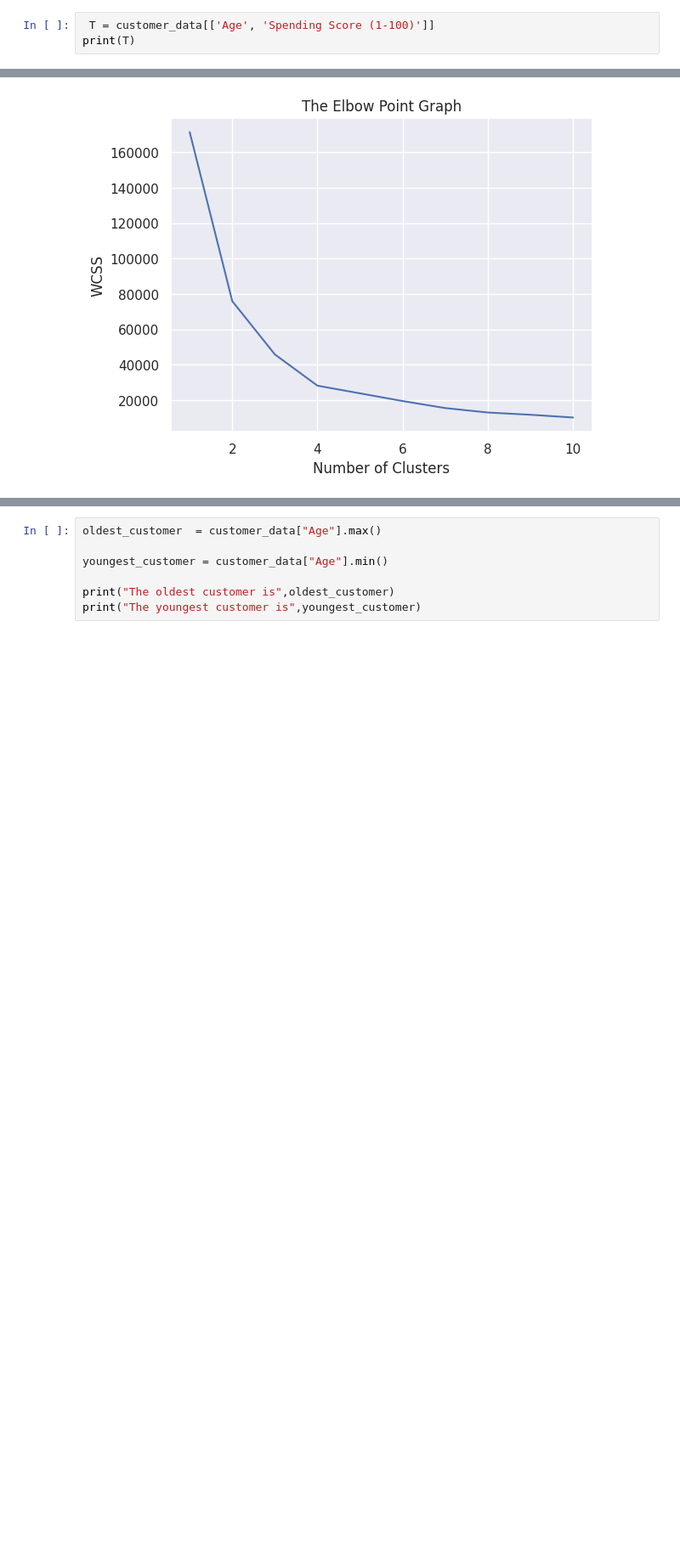
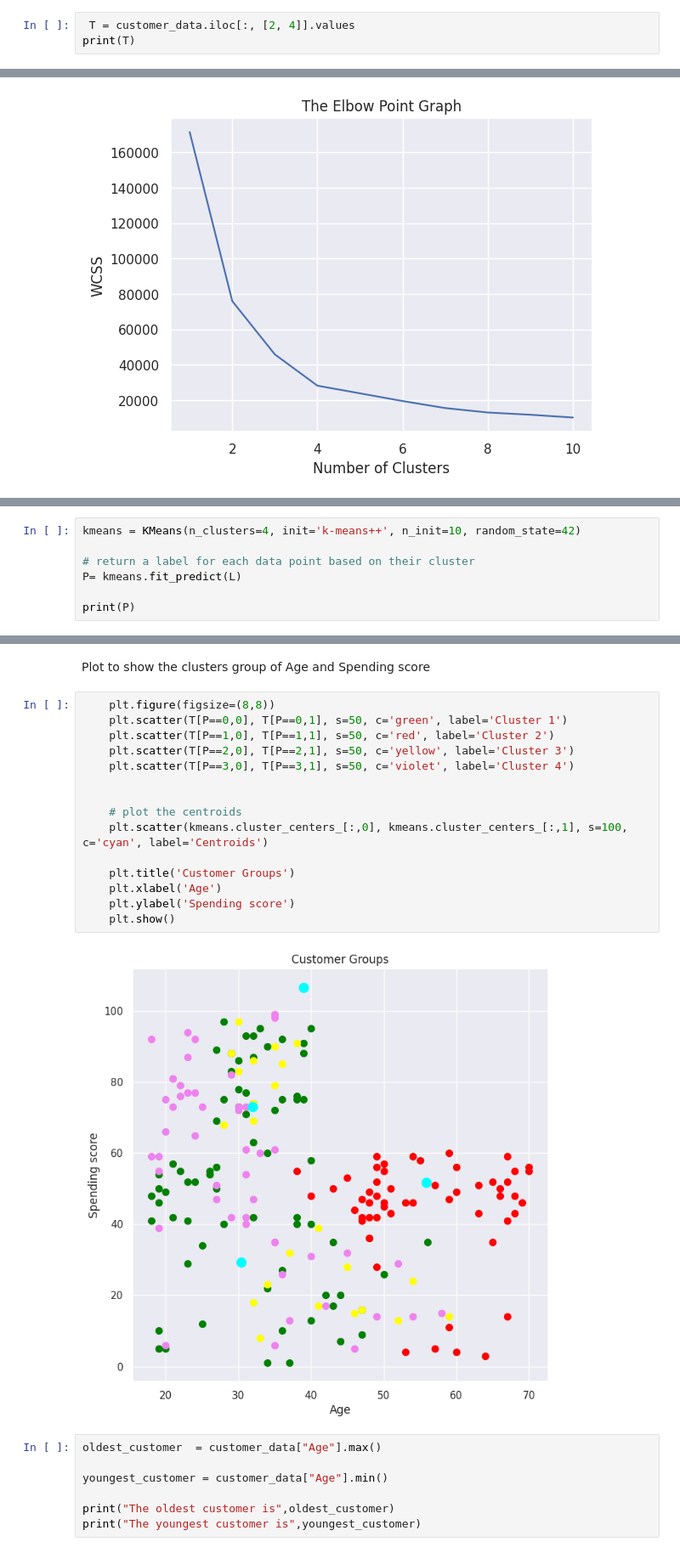
Before and after one commit to azeezkenny007/Project-Work, a Jupyter notebook: Segmentation_of_customer_data_for_market_analysis_using_k_means_clustering.ipynb, the cells around one changed output, grey strips where cells are left out. Shown at 85% size. Saved outputs shown, nothing was run; the diff lists cells and outputs as text; blank space fills up the shorter version.

```diff
--- a/Segmentation_of_customer_data_for_market_analysis_using_k_means_clustering.ipynb
+++ b/Segmentation_of_customer_data_for_market_analysis_using_k_means_clustering.ipynb
@@ -310,6 +310,6 @@ To get the Age and the spending score column
 
 > From the code below it can be seen that the Age and Spending Score column has been pulled and then assigned to the varaible named T
 # %%
- T = customer_data[['Age', 'Spending Score (1-100)']]
+ T = customer_data.iloc[:, [2, 4]].values
 print(T)
 # %% [output]
@@ -349,0 +358,7 @@ plt.show()
+# %%
+kmeans = KMeans(n_clusters=4, init='k-means++', n_init=10, random_state=42)
+
+# return a label for each data point based on their cluster
+P= kmeans.fit_predict(L)
+
+print(P)
@@ -350,3 +372,22 @@ plt.show()
+# %% [markdown]
+Plot to show the clusters group of Age and Spending score
+# %%
+    plt.figure(figsize=(8,8))
+    plt.scatter(T[P==0,0], T[P==0,1], s=50, c='green', label='Cluster 1')
+    plt.scatter(T[P==1,0], T[P==1,1], s=50, c='red', label='Cluster 2')
+    plt.scatter(T[P==2,0], T[P==2,1], s=50, c='yellow', label='Cluster 3')
+    plt.scatter(T[P==3,0], T[P==3,1], s=50, c='violet', label='Cluster 4')
+
+
+    # plot the centroids
+    plt.scatter(kmeans.cluster_centers_[:,0], kmeans.cluster_centers_[:,1], s=100, c='cyan', label='Centroids')
+
+    plt.title('Customer Groups')
+    plt.xlabel('Age')
+    plt.ylabel('Spending score')
+    plt.show()
+# %% [output]
+[figure, added]
 # %%
 oldest_customer  = customer_data["Age"].max()
 
```
Also changed, not shown: parts of 5 cells of this notebook.
